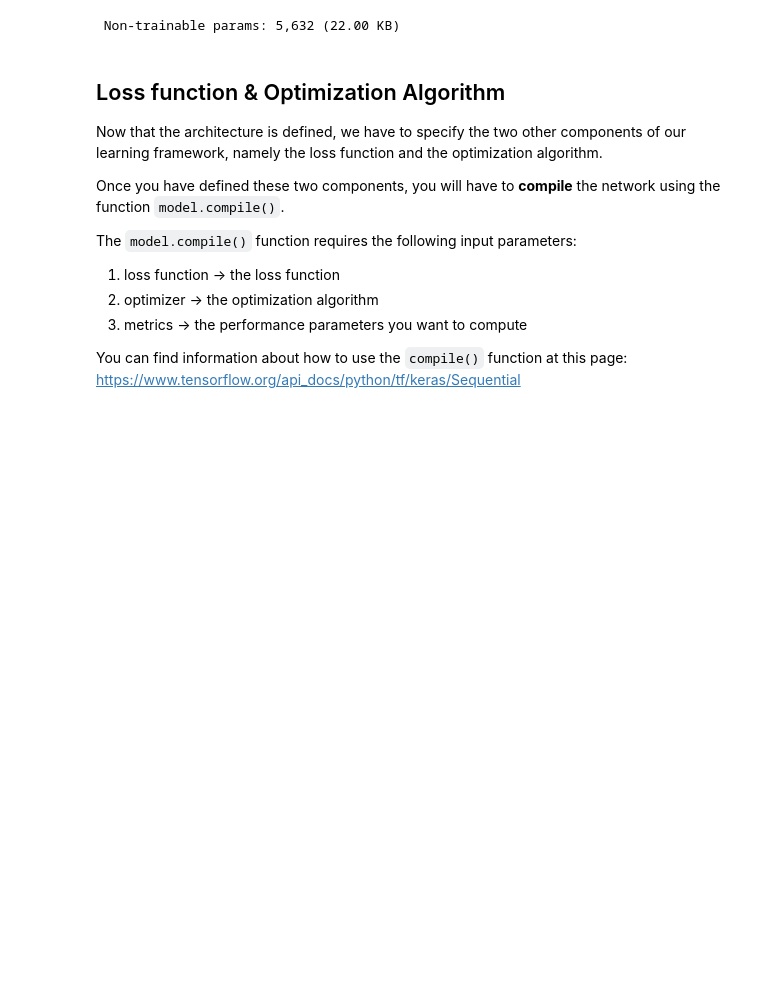
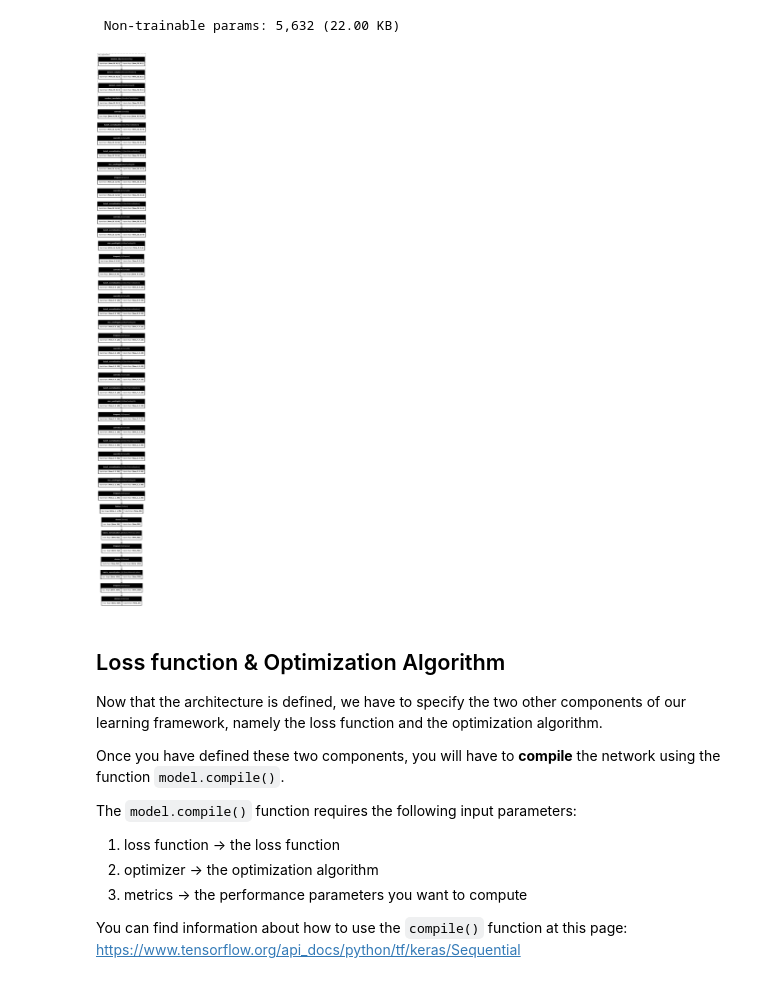
Before and after one commit to javida24/cifar10-cnn-tensorflow, a Jupyter notebook: cifar10_cnn.ipynb, the cells around one changed output. Drawn from its saved outputs; the diff is of its cells as text; code cells hidden in the pictures; blank space fills up the shorter version.

```diff
--- a/cifar10_cnn.ipynb
+++ b/cifar10_cnn.ipynb
@@ -318,6 +318,18 @@ Model: "sequential"
  Total params: 2,848,202 (10.87 MB)
  Trainable params: 2,842,570 (10.84 MB)
  Non-trainable params: 5,632 (22.00 KB)
+# %%
+from tensorflow.keras.utils import plot_model
+
+# Save architecture diagram to a PNG file
+plot_model(model,
+           to_file='model_architecture.png',
+           show_shapes=True,
+           show_layer_names=True,
+           expand_nested=True,   # expands nested layers like Sequential
+           dpi=96)               # resolution of the image
+# %% [output]
+[figure, added]
 # %% [markdown]
 ## Loss function & Optimization Algorithm
 
```
Also changed, not shown: parts of 2 cells of this notebook.
